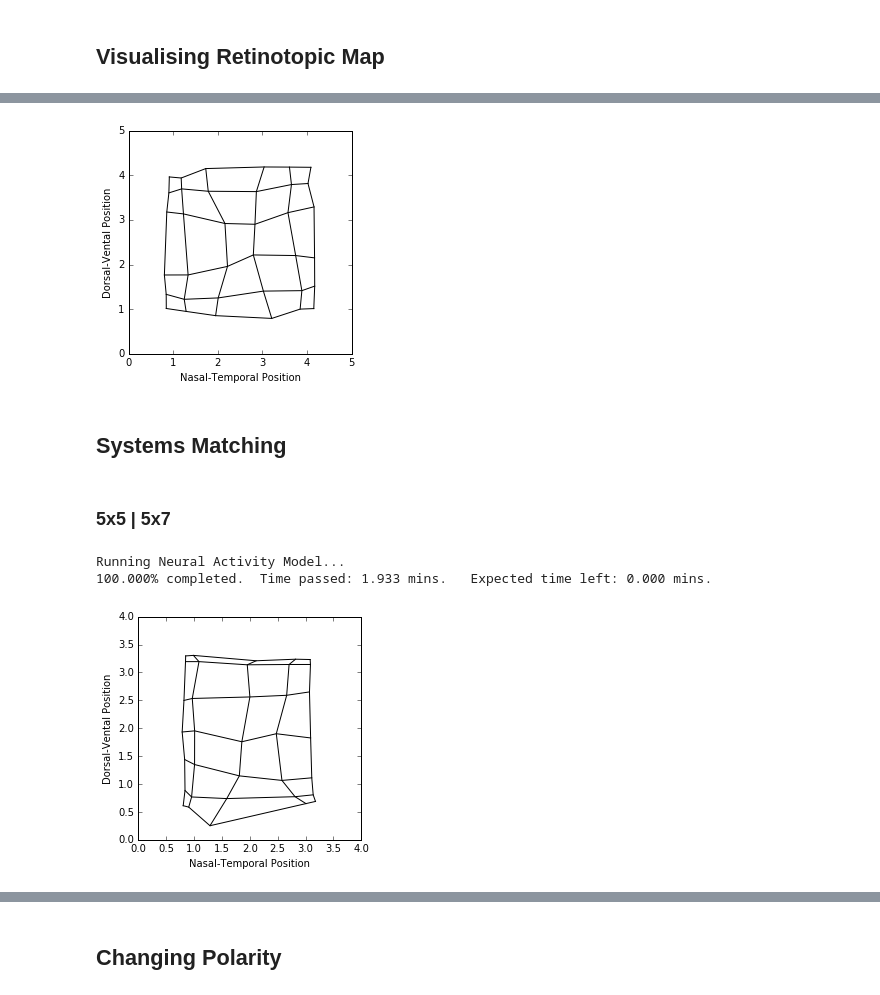
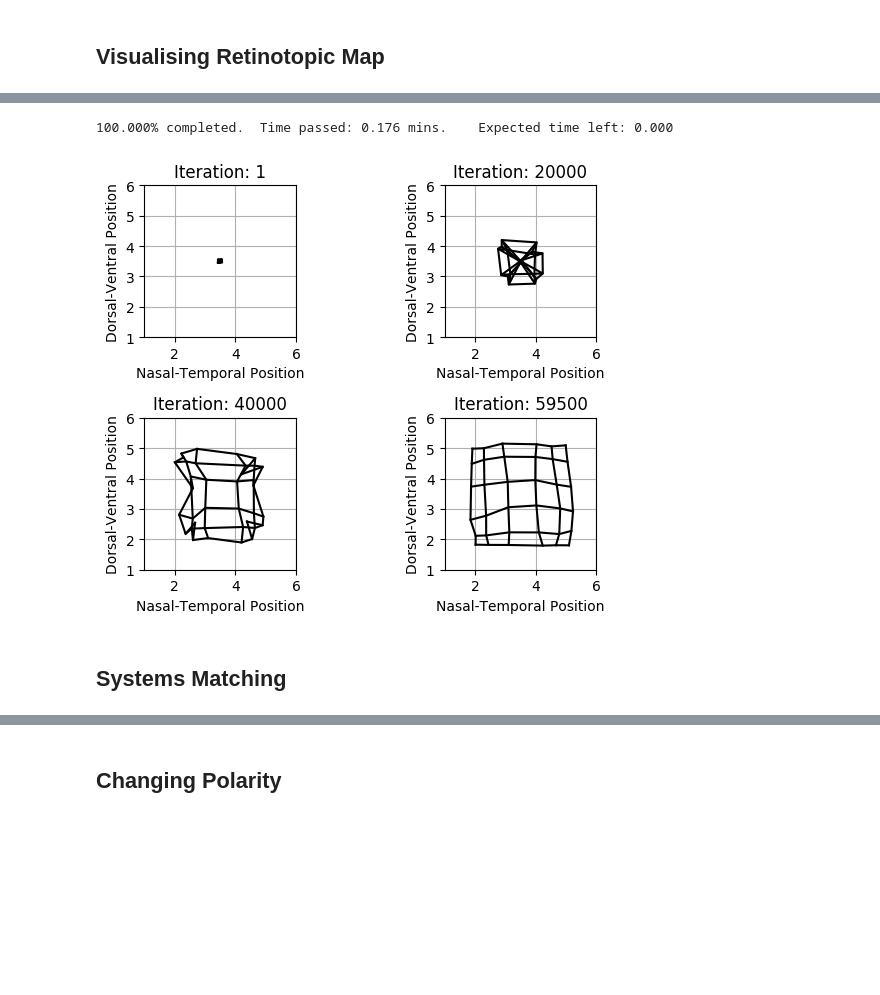
Before and after one commit to dkeitley/Map-Formation-Models, a Jupyter notebook: Neural_Activity_Model.ipynb, the cells around one changed output, grey strips where cells are left out. Drawn from its saved outputs; the diff is of its cells as text; code cells hidden in the pictures; blank space fills up the shorter version.

```diff
--- a/Neural_Activity_Model.ipynb
+++ b/Neural_Activity_Model.ipynb
@@ -493,0 +534,38 @@ Running Neural Activity Model...
+# %%
+function run(model::ActivityModel,iterations::Int)
+    """ Runs simulation of Activity Model.
+
+    Parameters
+    ----------
+    model: ActivityModel
+        ActivityModel object containing current values of each model
+        component.
+
+    iterations: Int
+        Number of iterations to iterate simulation cycle.
+    """
+
+    ni = model.ret_dim1
+    nj = model.ret_dim2
+    nk = model.tec_dim1
+    nl = model.tec_dim2
+
+    model.iter_weights = zeros(floor(Int64,iterations/FRAME_RATE)+1,
+        ni,nj,nk,nl)
+    model.iter_rfs = zeros(floor(Int64,iterations/FRAME_RATE)+1,
+        nk,nl,2)
+
+    tstart = time()
+
+    for i in 1:iterations
+        iteration(model)
+
+        if i % FRAME_RATE == 0
+            index = floor(Int64,i/FRAME_RATE)
+            model.iter_weights[index,:,:,:,:] = model.syn_weights
+            calc_rf_centres(model)
+            model.iter_rfs[index,:,:,:] = model.rf_centres
+            report_progress(i,iterations,tstart)
+        end
+    end
+end
@@ -609,7 +650,9 @@ def plot_map(rfs,ret1,ret2,tec1,tec2):
 # %%
-reset_sheet_params(6,6,6,6)
-plot_map(rf_centres,6,6,6,6)
+am1 = ActivityModel(6,6,6,6,get_tec_pms(6,6));
+run(am1,60000);
+plot_map(am1)
 # %% [output]
+100.000% completed.  Time passed: 0.176 mins.    Expected time left: 0.000
-[figure, old version]
+[figure, new version]
 # %% [markdown]
 ## Systems Matching
@@ -623,13 +659 @@ def systems_matching(ret1,ret2,tec1,tec2,iterations):
-# %% [markdown]
-### 5x5 |  5x7
-# %%
-(iw1,rfc1) = systems_matching(5,5,5,7,60000)
-# %% [output]
-Running Neural Activity Model...
-100.000% completed.  Time passed: 1.933 mins.   Expected time left: 0.000 mins.
-# %%
-reset_sheet_params(5,5,5,7)
-plot_map(rfc1,5,5,5,7)
-# %% [output]
-[figure, removed]
 # %% [markdown]
```
Also changed, not shown: parts of 59 cells of this notebook, 3 other files.
